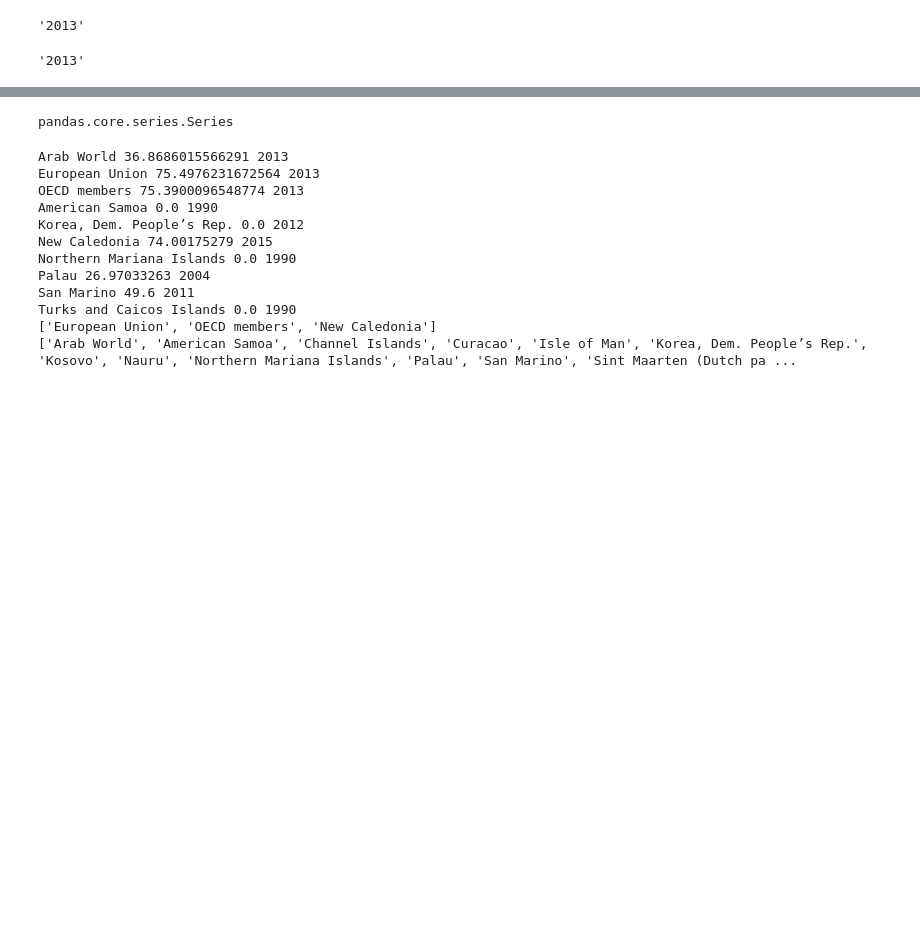
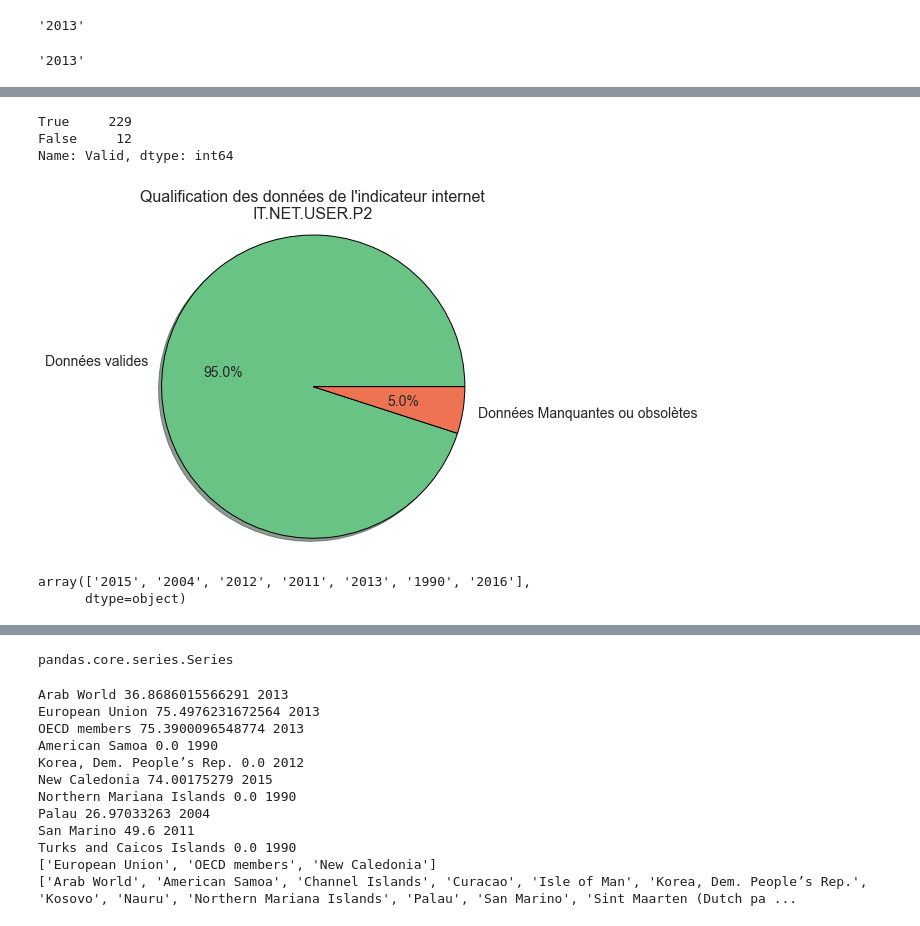
Before and after one commit to khub41/OC_P02, a Jupyter notebook: data_clean.ipynb, the cells around one changed output, grey strips where cells are left out. Drawn from its saved outputs; the diff is of its cells as text; code cells hidden in the pictures; blank space fills up the shorter version.

```diff
--- a/data_clean.ipynb
+++ b/data_clean.ipynb
@@ -1214,0 +1238,6 @@ get_last_statement(code_indic_internet, "European Union")
+# %%
+int_df = int_df.T
+# %%
+int_df = int_df.rename(columns={0: 'Country', 1: "Last statement", 2: "Rate"})
+# %%
+int_df = int_df.set_index('Country')
@@ -1214,0 +1261,18 @@ get_last_statement(code_indic_internet, "European Union")
+# %%
+int_df['Valid'] = int_df['Last statement'].map(data_qualification)
+# %%
+int_df['Valid'].value_counts()
+# %% [output]
+True     229
+False     12
+Name: Valid, dtype: int64
+# %%
+fig = plt.figure(figsize=(6,6))
+plt.title("Qualification des données de l'indicateur internet\nIT.NET.USER.P2", fontsize=16)
+plt.pie(int_df['Valid'].value_counts(), labels=['Données valides', 'Données Manquantes ou obsolètes'],
+        colors=['#68C385', '#EE7352'], autopct='%1.1f%%', textprops={'fontsize': 14},
+        shadow=True, wedgeprops={'linewidth':1, 'edgecolor':'black'})
+plt.axis('equal')
+plt.show()
+# %% [output]
+[figure, added]
@@ -1214,0 +1292,5 @@ get_last_statement(code_indic_internet, "European Union")
+# %%
+last_statements.index.values
+# %% [output]
+array(['2015', '2004', '2012', '2011', '2013', '1990', '2016'],
+      dtype=object)
```
Also changed, not shown: parts of 79 cells of this notebook.
